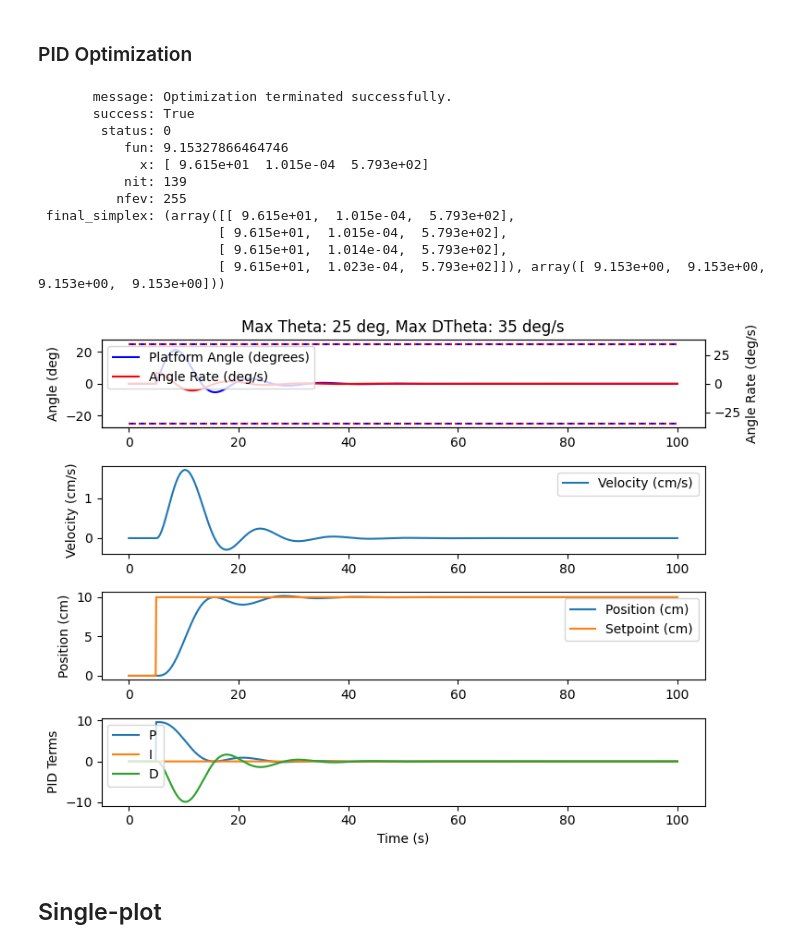
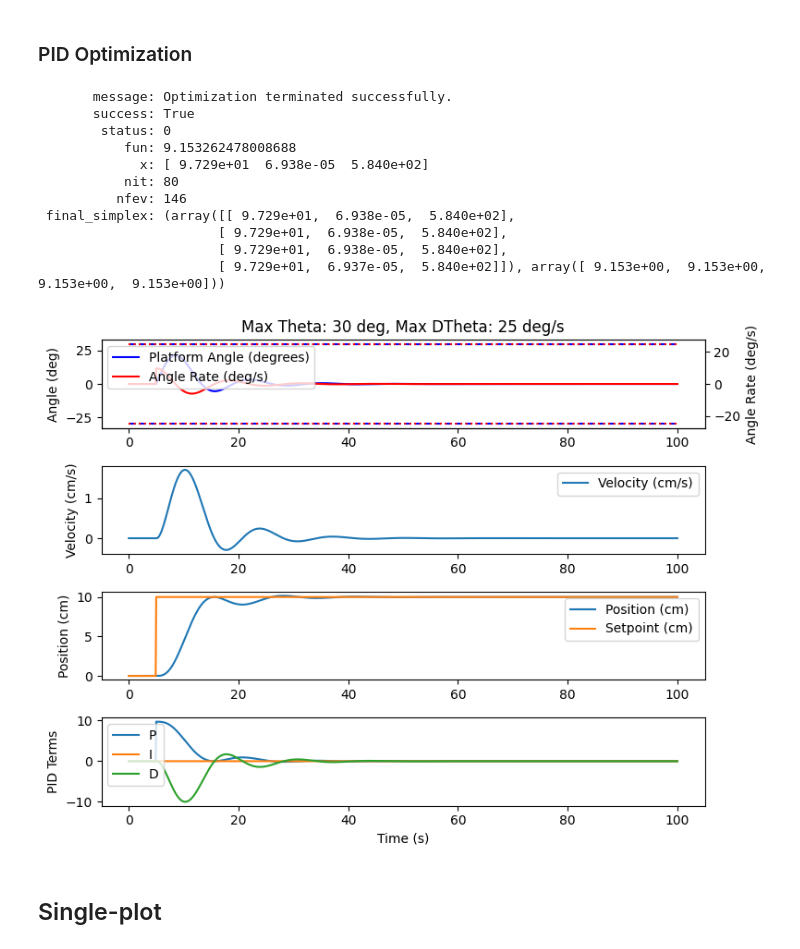
Before and after one commit to jwp91/PC_project, a Jupyter notebook: Software/Simulation.ipynb, the cells around one changed output. Drawn from its saved outputs; the diff is of its cells as text; code cells hidden in the pictures.

Commit message:
Computed relationship between stand height and max pulling angle. Decided on a max Theta (30 deg) and computed max dTheta (25 deg/s).

```diff
--- a/Software/Simulation.ipynb
+++ b/Software/Simulation.ipynb
@@ -159,8 +177,8 @@ print(f"{maxDTheta:.2g} deg/s")
 # %%
 # Process Parameters
 maxTime = 100
-maxTheta = 25     # deg
-maxDTheta = 35    # deg/s
+maxTheta = 30     # deg
+maxDTheta = 25    # deg/s
 nPts = 1000
 m = 3/1000 # kg
 g = 9.81 # m/s^2
@@ -333,7 +351,7 @@ if input("Run optimization? (y/n): ") == 'y':
         return np.sum(np.abs(SP - pos)) + np.sum(np.abs(theta))/500
 
     # Optimize parameters
-    result = minimize(optimize, [60, 0.0, 487.1], method='Nelder-Mead')
+    result = minimize(optimize, [96, 0.0, 580], method='Nelder-Mead')
     print(result)
     Kc, KI, KD = result.x
 
@@ -353,42 +371,42 @@ plt.ylabel('Angle (deg)')
 ax = plt.gca().twinx()
 line2, = ax.plot(times, dTheta, label ='Angle Rate (deg/s)', color='r')
 ax.plot([times[0], times[-1]], [maxDTheta, maxDTheta], 'r:')
 ax.plot([times[0], times[-1]], [-maxDTheta, -maxDTheta], 'r:')
 plt.ylabel("Angle Rate (deg/s)")
 lines = [line1, line2]
 labels = [line.get_label() for line in lines]
 ax.legend(lines, labels)
 plt.subplot(4, 1, 2)
 plt.plot(times, vel*100, label='Velocity (cm/s)')
 plt.ylabel('Velocity (cm/s)')
 plt.legend()
 plt.subplot(4, 1, 3)
 plt.plot(times, pos*100, label='Position (cm)')
 plt.plot(times, SP*100, label='Setpoint (cm)')
 plt.ylabel('Position (cm)')
 plt.legend()
 plt.subplot(4, 1, 4)
 plt.plot(times, Ps, label='P')
 plt.plot(times, Is, label='I')
 plt.plot(times, Ds, label='D')
 plt.ylabel('PID Terms')
 plt.xlabel('Time (s)')
 plt.legend()
 plt.tight_layout()
 plt.show();
 # %% [output]
        message: Optimization terminated successfully.
        success: True
         status: 0
-           fun: 9.15327866464746
-             x: [ 9.615e+01  1.015e-04  5.793e+02]
-           nit: 139
-          nfev: 255
- final_simplex: (array([[ 9.615e+01,  1.015e-04,  5.793e+02],
-                       [ 9.615e+01,  1.015e-04,  5.793e+02],
-                       [ 9.615e+01,  1.014e-04,  5.793e+02],
-                       [ 9.615e+01,  1.023e-04,  5.793e+02]]), array([ 9.153e+00,  9.153e+00,  9.153e+00,  9.153e+00]))
+           fun: 9.153262478008688
+             x: [ 9.729e+01  6.938e-05  5.840e+02]
+           nit: 80
+          nfev: 146
+ final_simplex: (array([[ 9.729e+01,  6.938e-05,  5.840e+02],
+                       [ 9.729e+01,  6.938e-05,  5.840e+02],
+                       [ 9.729e+01,  6.938e-05,  5.840e+02],
+                       [ 9.729e+01,  6.937e-05,  5.840e+02]]), array([ 9.153e+00,  9.153e+00,  9.153e+00,  9.153e+00]))
-[figure, old version]
+[figure, new version]
 # %% [markdown]
 ## Single-plot
 # %%
```
Also changed, not shown: parts of 3 cells of this notebook.
